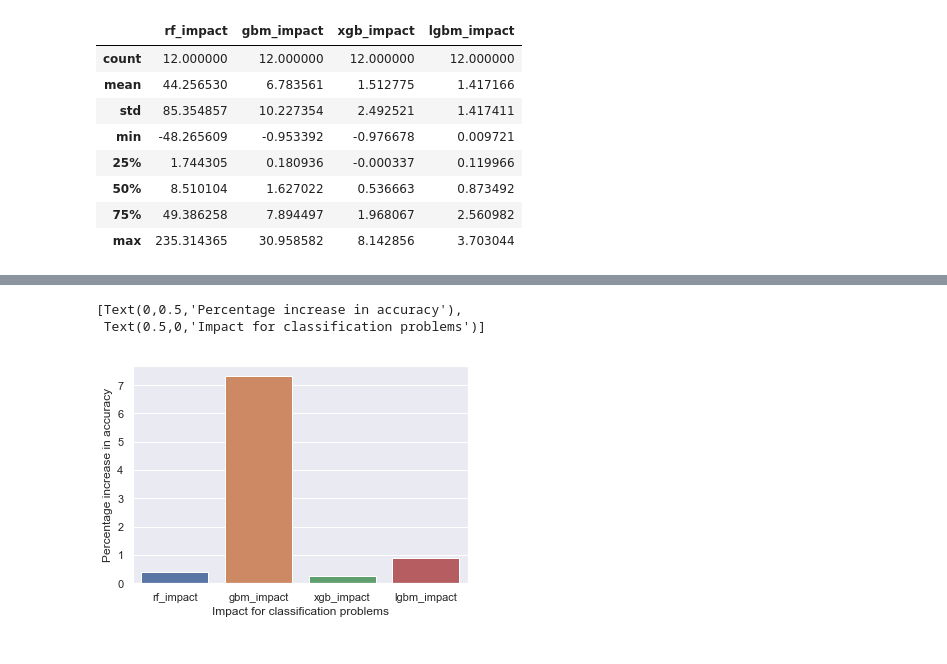
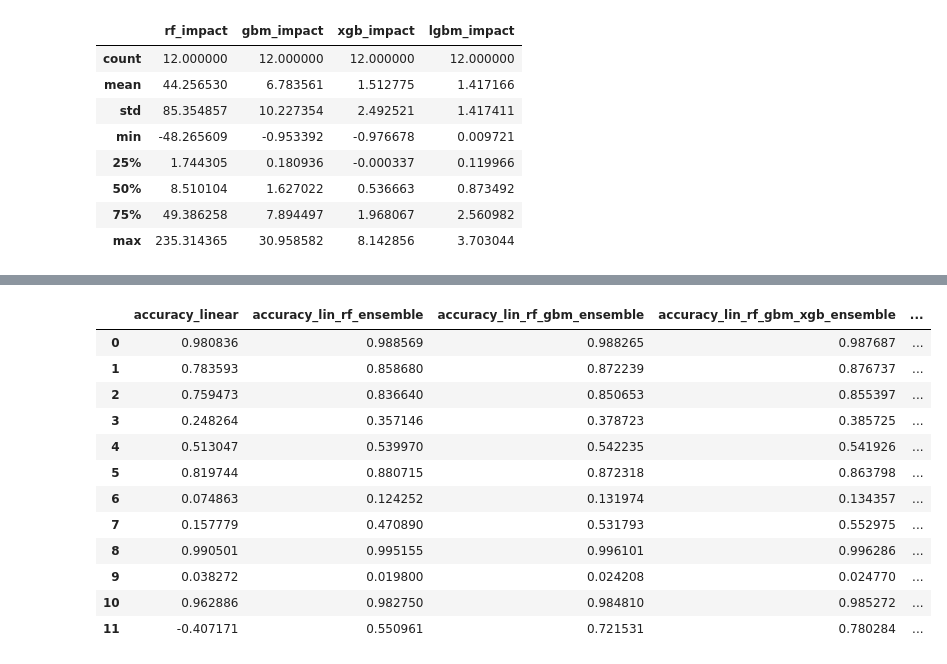
Before and after one commit to adaditi4/ML1819-Task-203-Team-27, a Jupyter notebook: Research project - Collated codes - Final.ipynb, the cells around one changed output, grey strips where cells are left out. Drawn from its saved outputs; the diff is of its cells as text; code cells hidden in the pictures.

```diff
--- a/Research project - Collated codes - Final.ipynb
+++ b/Research project - Collated codes - Final.ipynb
@@ -364,10 +346,16 @@ x.set(xlabel='Impact for regression problems', ylabel='Percentage increase in ac
-# %%
-clf_model_contributions = ensemble_dataset_clf_change.describe()
-clf_model_contributions = pd.DataFrame(clf_model_contributions.iloc[1])
-clf_model_contributions['Increment'] = (clf_model_contributions).index
-y = sns.barplot(y="mean", x="Increment", data=clf_model_contributions)
-y.set(xlabel='Impact for classification problems', ylabel='Percentage increase in accuracy')
-# %% [output]
-[Text(0,0.5,'Percentage increase in accuracy'),
- Text(0.5,0,'Impact for classification problems')]
-[figure, removed]
+# %%
+ensemble_dataset_reg
+# %% [output]
+|  | accuracy_linear | accuracy_lin_rf_ensemble | accuracy_lin_rf_gbm_ensemble | accuracy_lin_rf_gbm_xgb_ensemble | ... |
+| 0 | 0.980836 | 0.988569 | 0.988265 | 0.987687 | ... |
+| 1 | 0.783593 | 0.858680 | 0.872239 | 0.876737 | ... |
+| 2 | 0.759473 | 0.836640 | 0.850653 | 0.855397 | ... |
+| 3 | 0.248264 | 0.357146 | 0.378723 | 0.385725 | ... |
+| 4 | 0.513047 | 0.539970 | 0.542235 | 0.541926 | ... |
+| 5 | 0.819744 | 0.880715 | 0.872318 | 0.863798 | ... |
+| 6 | 0.074863 | 0.124252 | 0.131974 | 0.134357 | ... |
+| 7 | 0.157779 | 0.470890 | 0.531793 | 0.552975 | ... |
+| 8 | 0.990501 | 0.995155 | 0.996101 | 0.996286 | ... |
+| 9 | 0.038272 | 0.019800 | 0.024208 | 0.024770 | ... |
+| 10 | 0.962886 | 0.982750 | 0.984810 | 0.985272 | ... |
+| 11 | -0.407171 | 0.550961 | 0.721531 | 0.780284 | ... |
```
Also changed, not shown: parts of 5 cells of this notebook.
